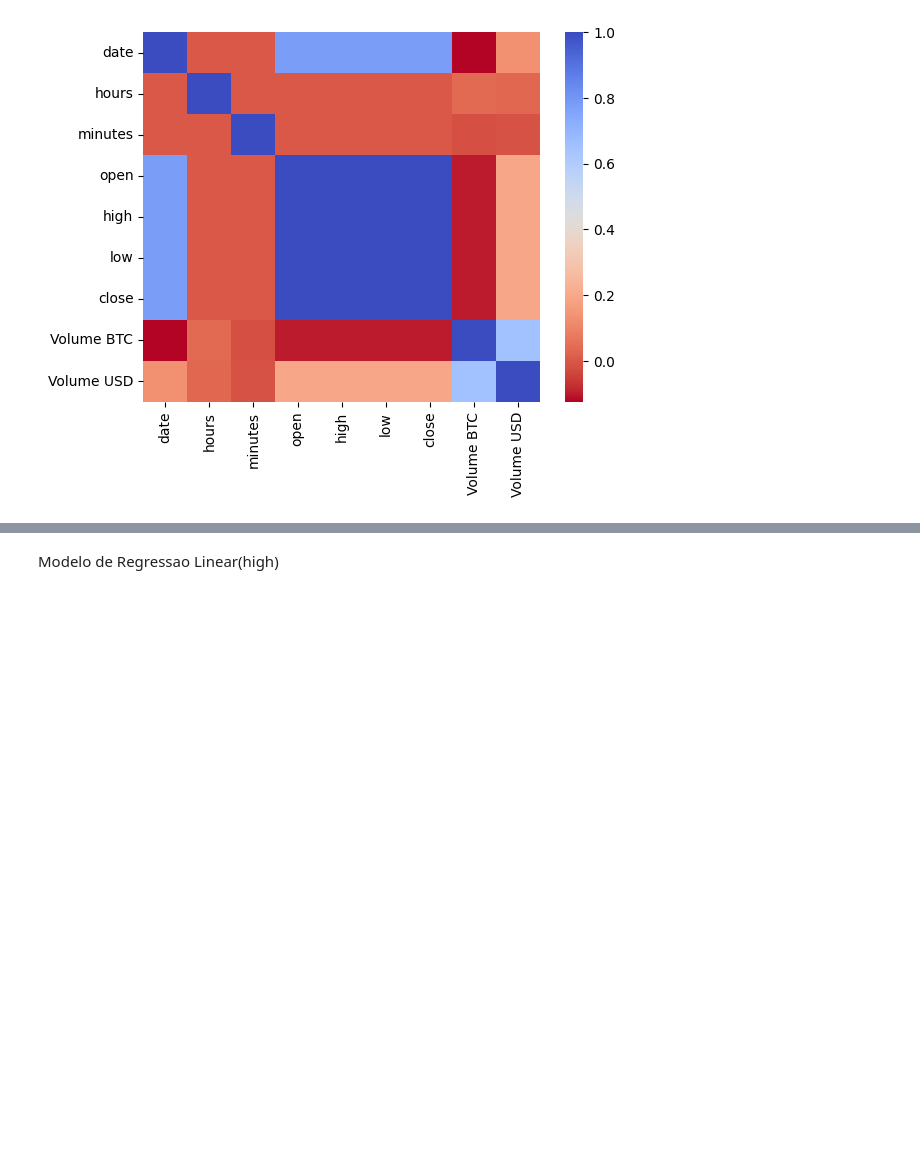
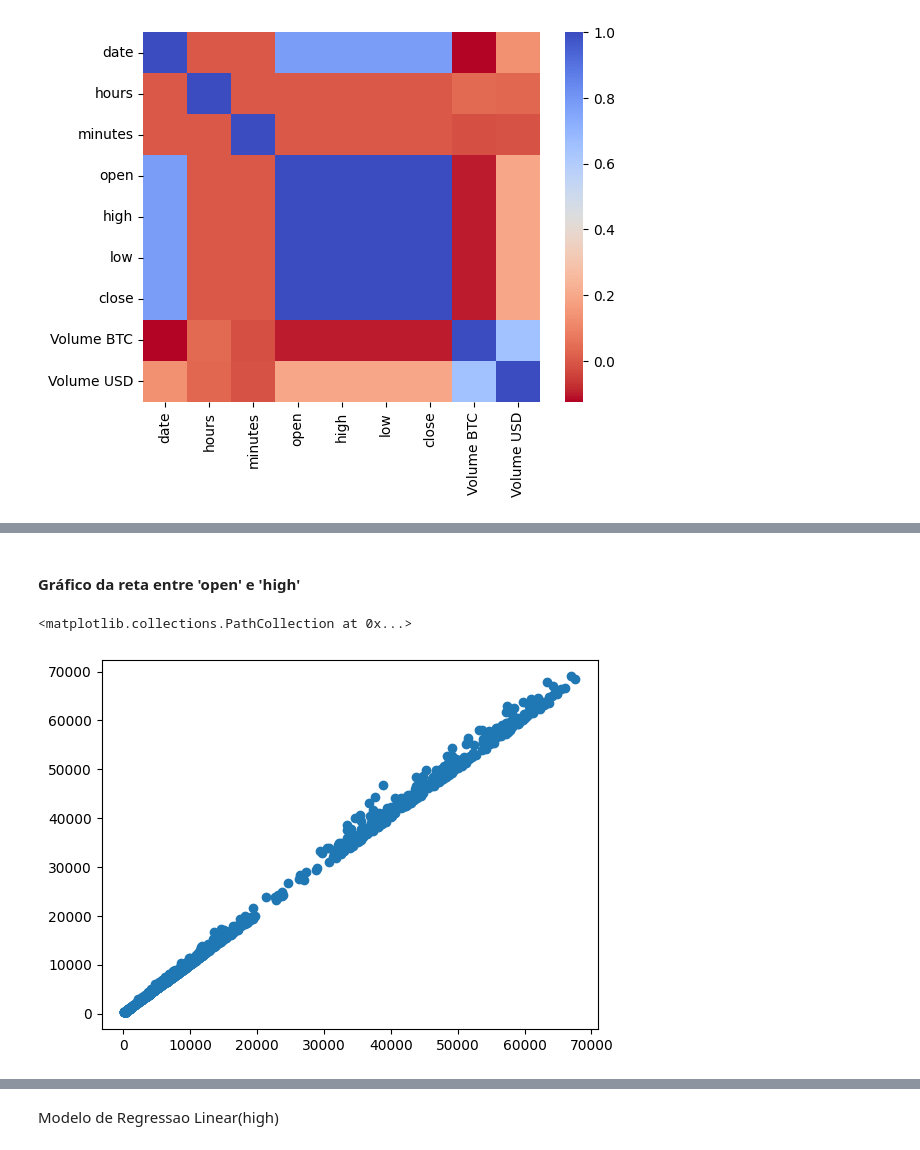
Before and after one commit to Lukas-Christopher13/Projeto-Topicos-em-BD, a Jupyter notebook: Bitcoin_historical_data.ipynb, the cells around one changed output, grey strips where cells are left out. Drawn from its saved outputs; the diff is of its cells as text; code cells hidden in the pictures; blank space fills up the shorter version.

```diff
--- a/Bitcoin_historical_data.ipynb
+++ b/Bitcoin_historical_data.ipynb
@@ -166,0 +175,7 @@ plt.scatter(BTC_df_date["open"].values, BTC_df_date["close"].values)
+# %% [markdown]
+<h4>Gráfico da reta entre 'open' e 'high'</h4>
+# %%
+plt.scatter(df_BTC_daily["open"].values, df_BTC_daily["high"].values)
+# %% [output]
+<matplotlib.collections.PathCollection at 0x...>
+[figure, added]
```
Also changed, not shown: parts of 31 cells of this notebook.
